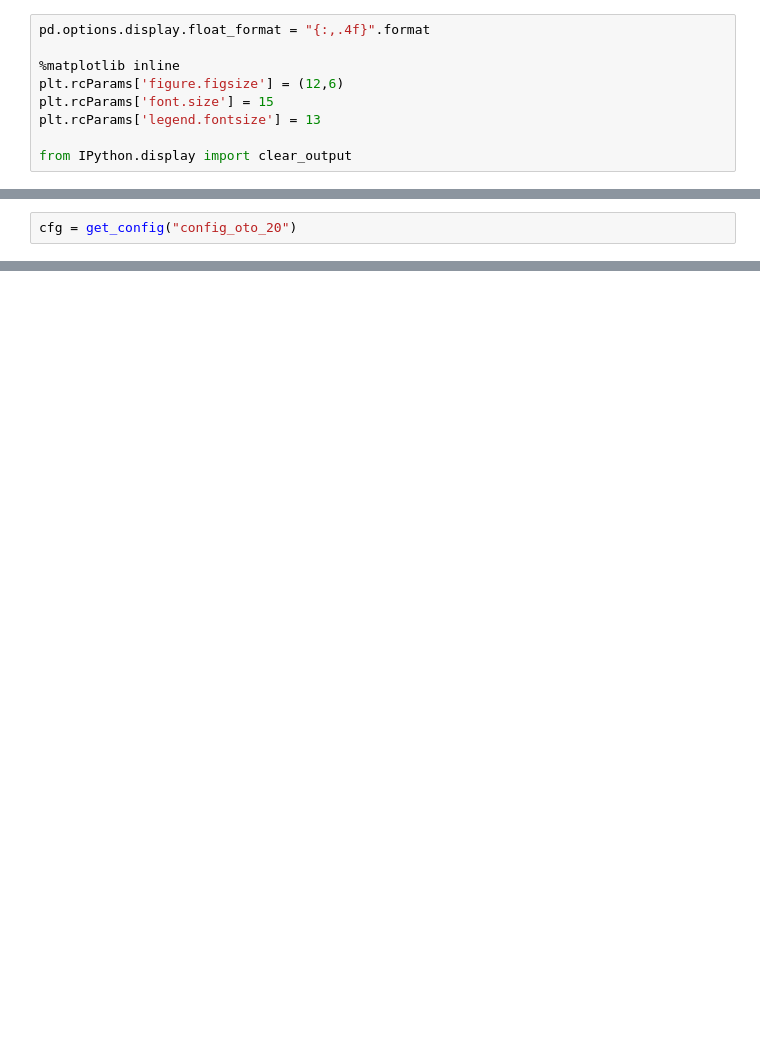
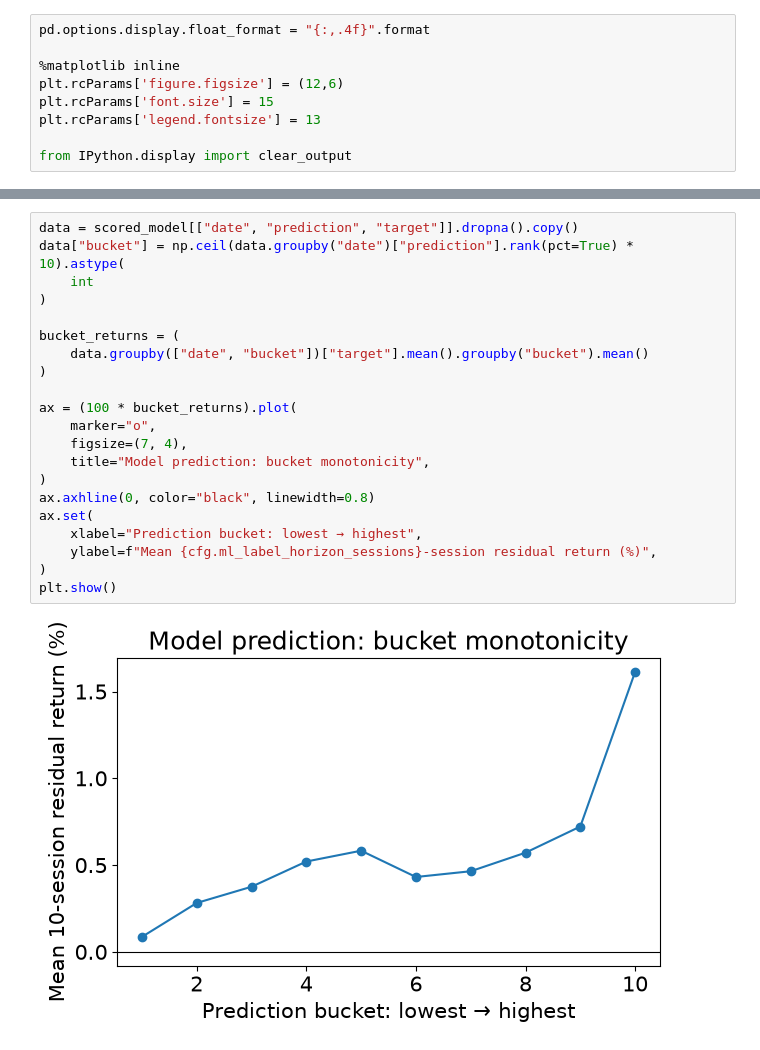
Before and after one commit to mldoyle/mldoyle.github.io, a Jupyter notebook: notebooks/order-flow-backtest.ipynb, the cells around one changed output, grey strips where cells are left out. Drawn from its saved outputs; the diff is of its cells as text; blank space fills up the shorter version.

```diff
--- a/notebooks/order-flow-backtest.ipynb
+++ b/notebooks/order-flow-backtest.ipynb
@@ -136,2 +223,0 @@ We also tested more complex approaches, including mean-variance optimization. Ho
-# %%
-cfg = get_config("config_oto_20")
@@ -182,0 +413,23 @@ with connect_database() as connection:
+# %%
+data = scored_model[["date", "prediction", "target"]].dropna().copy()
+data["bucket"] = np.ceil(data.groupby("date")["prediction"].rank(pct=True) * 10).astype(
+    int
+)
+
+bucket_returns = (
+    data.groupby(["date", "bucket"])["target"].mean().groupby("bucket").mean()
+)
+
+ax = (100 * bucket_returns).plot(
+    marker="o",
+    figsize=(7, 4),
+    title="Model prediction: bucket monotonicity",
+)
+ax.axhline(0, color="black", linewidth=0.8)
+ax.set(
+    xlabel="Prediction bucket: lowest → highest",
+    ylabel=f"Mean {cfg.ml_label_horizon_sessions}-session residual return (%)",
+)
+plt.show()
+# %% [output]
+[figure, added]
```
Also changed, not shown: parts of 23 cells of this notebook, 2 other files.
